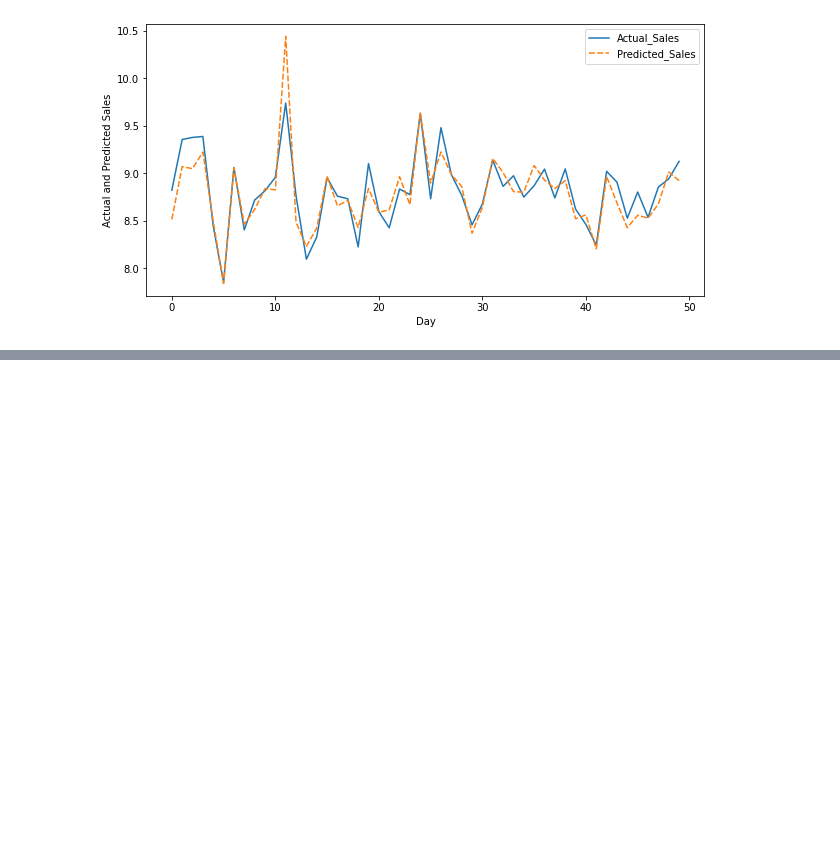
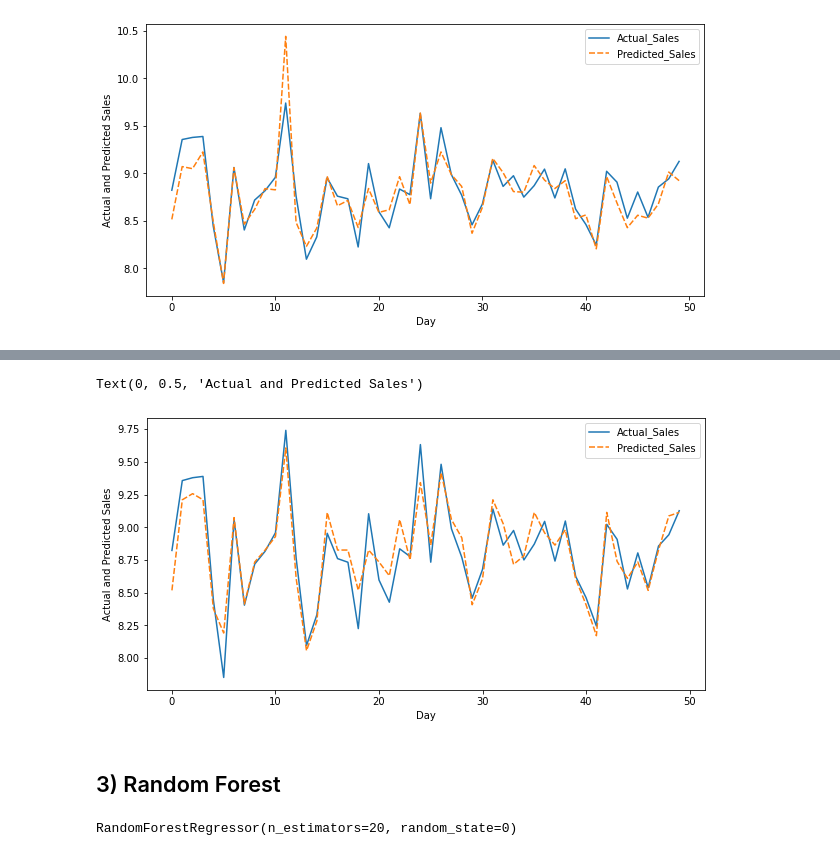
Before and after one commit to kasmintalukdar/Rossmann-Sales-Prediction, a Jupyter notebook: Rossmann_Sales_Prediction_by_kasmin.ipynb, the cells around one changed output, grey strips where cells are left out. Saved outputs shown, nothing was run; the diff lists cells and outputs as text; code cells hidden in the pictures; blank space fills up the shorter version.

```diff
--- a/Rossmann_Sales_Prediction_by_kasmin.ipynb
+++ b/Rossmann_Sales_Prediction_by_kasmin.ipynb
@@ -1109,0 +1245,2 @@ Text(0, 0.5, 'Actual and Predicted Sales')
+# %%
+reg_tuned=DecisionTreeRegressor(max_depth=7, min_samples_split=1000, random_state=0)
@@ -1109,0 +1254,3 @@ Text(0, 0.5, 'Actual and Predicted Sales')
+# %%
+#test prediction for tuned mode
+Y_test_pred_tuned=reg_tuned.predict(X_test_input)
@@ -1109,0 +1306,16 @@ Text(0, 0.5, 'Actual and Predicted Sales')
+# %%
+#Creating table which contains actual and predicted sales
+plot_sales_day=X_test['day'].reset_index()
+plot_sales_day['Actual_Sales']=y_test_input
+plot_sales_day['Predicted_Sales']=Y_test_pred_tuned
+# %%
+#Plotting line chart which shows comparision of actual and predicted Sales
+plt.figure(figsize=(10,5))
+gfg=sns.lineplot(data=plot_sales_day[['Actual_Sales','Predicted_Sales']].head(50))
+gfg.set_xlabel( "Day")
+gfg.set_ylabel( "Actual and Predicted Sales")
+# %% [output]
+Text(0, 0.5, 'Actual and Predicted Sales')
+[figure, added]
+# %% [markdown]
+## 3) Random Forest
@@ -1109,0 +1327,5 @@ Text(0, 0.5, 'Actual and Predicted Sales')
+# %%
+#fitting data into model
+reg2.fit(X_train_input , y_train_input)
+# %% [output]
+RandomForestRegressor(n_estimators=20, random_state=0)
```
Also changed, not shown: parts of 42 cells of this notebook.
